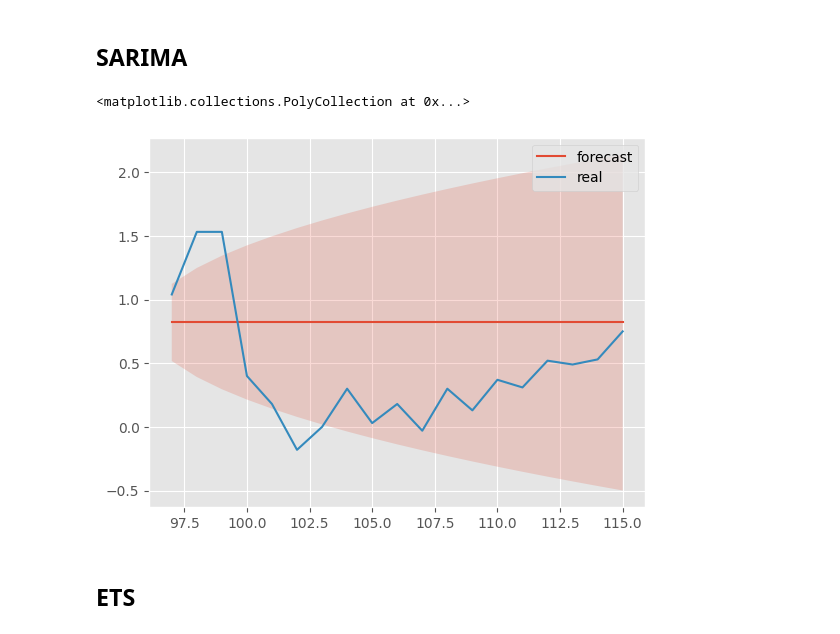
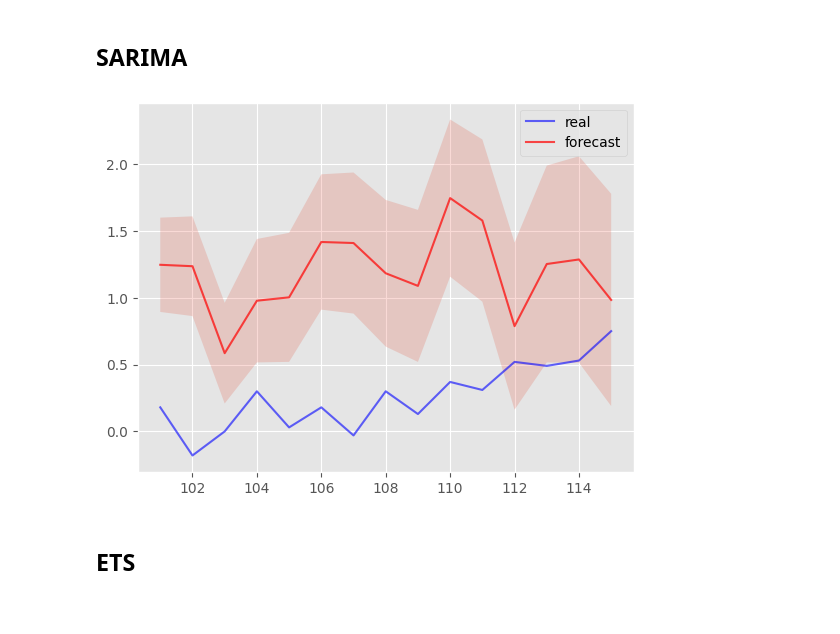
Before and after one commit to askarg/Diploma.-Inflation-model-using-PCA, a Jupyter notebook: stationary_models.ipynb, the cells around one changed output. Saved outputs shown, nothing was run; the diff lists cells and outputs as text; code cells hidden in the pictures.

```diff
--- a/stationary_models.ipynb
+++ b/stationary_models.ipynb
@@ -158,18 +164,20 @@ INFO - (NP.df_utils.return_df_in_original_format) - Returning df with no ID colu
 # %% [markdown]
 ## SARIMA
-# %%
-sarima = auto_arima(y_train, seasonal=True, m=6, stepwise=True)
-sarima_forecast = sarima.predict(n_periods=len(y_test), return_conf_int=True)
-sarima_pred, sarima_conf_int = sarima_forecast[0], sarima_forecast[1]
-
-sarima_pred.plot(label='forecast')
-y_test.plot(label='real')
-plt.legend()
-plt.fill_between(range(97, 97+len(y_test)),
-                 sarima_conf_int[:, 0], sarima_conf_int[:, 1], alpha=0.2)
-# %% [output]
-<matplotlib.collections.PolyCollection at 0x...>
-[figure, removed]
+# %%
+mod_sarimax = sm.tsa.SARIMAX(y_train, exog=X_train, order=(1,1,5), seasonal_order=(1,1,5,12))
+res_sarimax = mod_sarimax.fit()
+
+clear_output(wait=False)
+forecast_sarimax = res_sarimax.get_forecast(steps=len(y_test), exog=X_test)
+pred_sarimax = forecast_sarimax.predicted_mean
+conf_int_sarimax = forecast_sarimax.conf_int()
+
+plt.plot(y_test.index, y_test, label='real', color='b', alpha=0.6);
+plt.plot(y_test.index, pred_sarimax, label='forecast', color='r', alpha=0.7);
+plt.fill_between(y_test.index, conf_int_sarimax['lower inflation'], conf_int_sarimax['upper inflation'], alpha=0.2);
+plt.legend();
+# %% [output]
+[figure, added]
 # %% [markdown]
 ## ETS
 # %%
```
Also changed, not shown: parts of 13 cells of this notebook, 23 other files.
